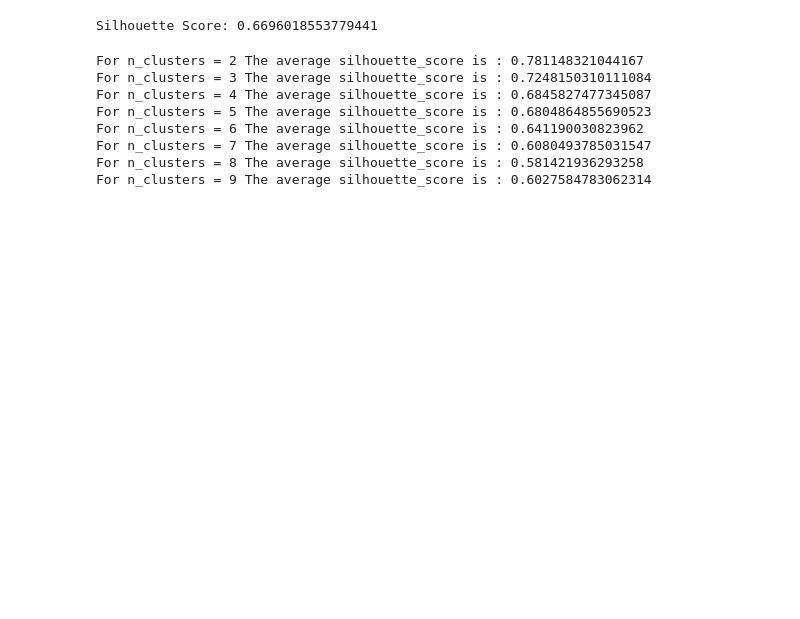
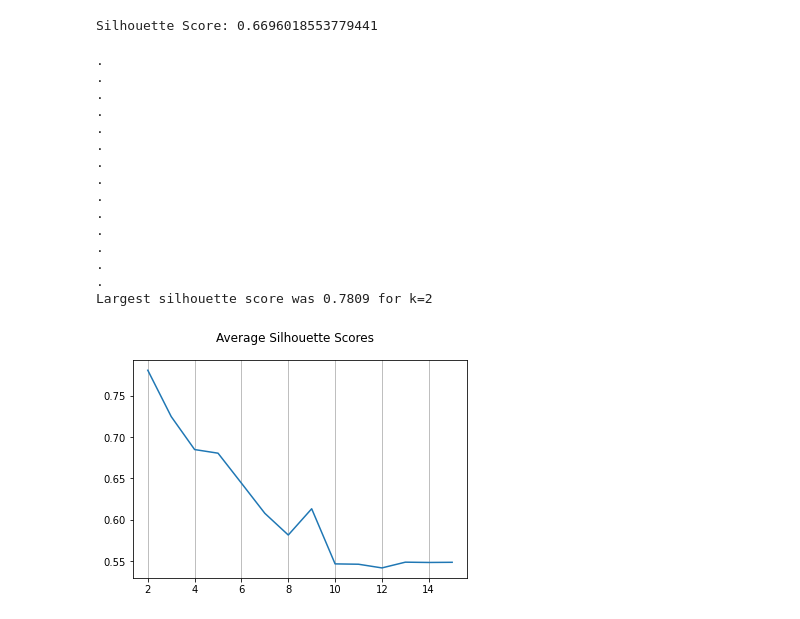
Before and after one commit to ZacharyP-E/are-you-gitting-me, a Jupyter notebook: analysis_with_hotels.ipynb, the cells around one changed output. Saved outputs shown, nothing was run; the diff lists cells and outputs as text; code cells hidden in the pictures; blank space fills up the shorter version.

```diff
--- a/analysis_with_hotels.ipynb
+++ b/analysis_with_hotels.ipynb
@@ -227,31 +277,38 @@ silhouette_kmeans = sklm.silhouette_score(data_standardised[columns],clustering_
 print("Silhouette Score:", silhouette_kmeans)
 # %% [output]
 Silhouette Score: 0.6696018553779441
-# %%
-X = data_standardised[columns]
-random_state_seed = 10
-df_silhouette_score = pd.DataFrame({'n_cluster':[2,3,4,5,6,7,8,9], 'silhouette_score':[0,0,0,0,0,0,0,0]})
-for index, row in df_silhouette_score.iterrows():
-    n_clusters = row['n_cluster']
-    clusterer = sklc.KMeans(n_clusters=n_clusters, random_state=random_state_seed).fit(X)
-    cluster_labels = clusterer.labels_
-    # The silhouette_score gives the average value for all the samples.
-    # This gives a perspective into the density and separation of the formed
-    # clusters
-    silhouette_avg = sklm.silhouette_score(X, cluster_labels)
-    print(
-        "For n_clusters =",
-        n_clusters,
-        "The average silhouette_score is :",
-        silhouette_avg,
-    )
-    row['silhouette_score'] = silhouette_avg
-# %% [output]
-For n_clusters = 2 The average silhouette_score is : 0.781148321044167
-For n_clusters = 3 The average silhouette_score is : 0.7248150310111084
-For n_clusters = 4 The average silhouette_score is : 0.6845827477345087
-For n_clusters = 5 The average silhouette_score is : 0.6804864855690523
-For n_clusters = 6 The average silhouette_score is : 0.641190030823962
-For n_clusters = 7 The average silhouette_score is : 0.6080493785031547
-For n_clusters = 8 The average silhouette_score is : 0.581421936293258
-For n_clusters = 9 The average silhouette_score is : 0.6027584783062314
+# %%
+x = []
+y = []
+# For resolutions of 'k' in the range 2..40
+for k in range(2,16):
+    #############
+    # Do the clustering using the main columns
+    kmeans = sklc.KMeans(n_clusters=k, n_init=25, random_state=42).fit(X)
+    # Calculate the overall silhouette score
+    silhouette_avg = sklm.silhouette_score(X, kmeans.labels_)
+    y.append(k)
+    x.append(silhouette_avg)
+    print('.', end='')
+    print()
+print(f"Largest silhouette score was {max(x):6.4f} for k={y[x.index(max(x))]}")
+plt.plot(y, x)
+plt.gca().xaxis.grid(True);
+plt.gcf().suptitle("Average Silhouette Scores");
+# %% [output]
+.
+.
+.
+.
+.
+.
+.
+.
+.
+.
+.
+.
+.
+.
+Largest silhouette score was 0.7809 for k=2
+[figure, added]
```
Also changed, not shown: parts of 8 cells of this notebook.
